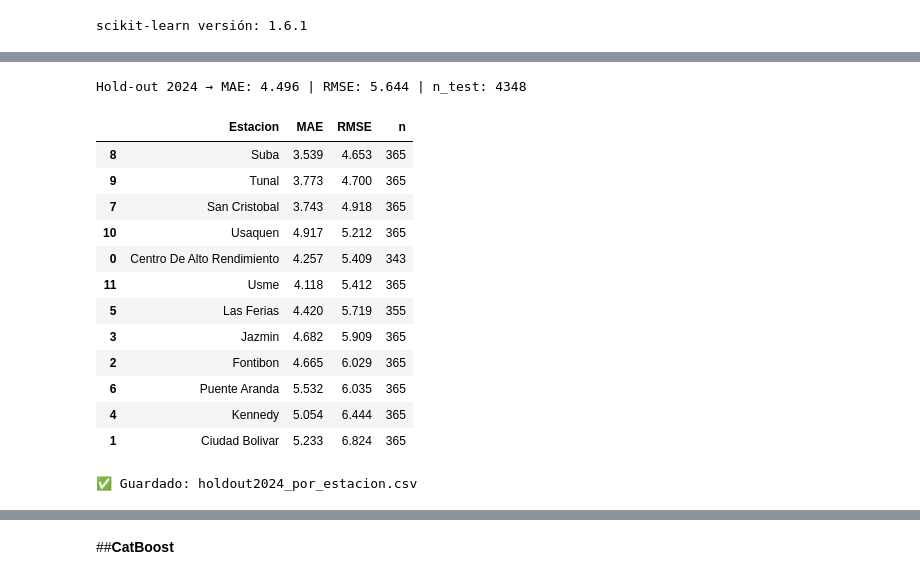
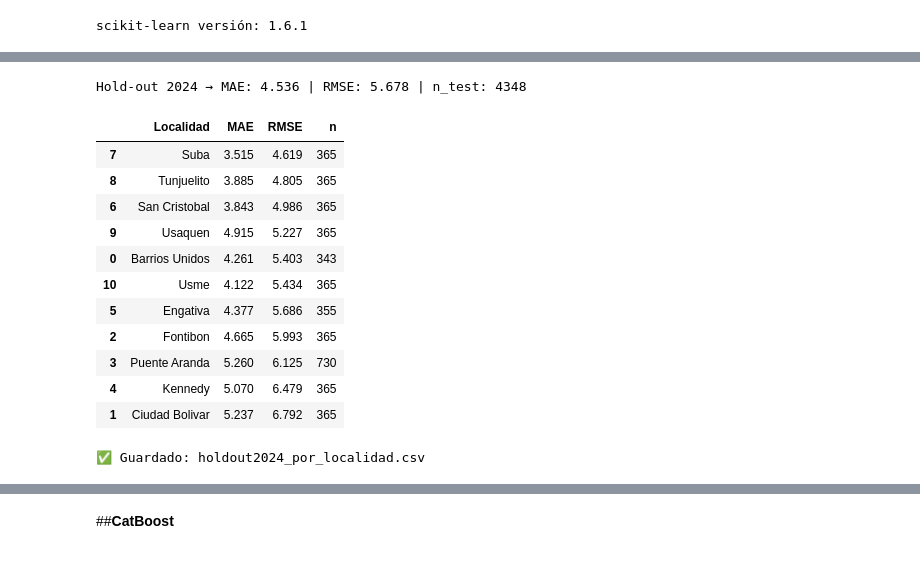
Before and after one commit to Sxmuu/TG-Samuel-P, a Jupyter notebook: Scripts/Python/Notebooks/ML/Modelos_ML.ipynb, the cells around one changed output, grey strips where cells are left out. Drawn from its saved outputs; the diff is of its cells as text; code cells hidden in the pictures.

```diff
--- a/Scripts/Python/Notebooks/ML/Modelos_ML.ipynb
+++ b/Scripts/Python/Notebooks/ML/Modelos_ML.ipynb
@@ -208,7 +210,7 @@ print(df[['Date','Estacion','Localidad']].head(3))
 2 2021-01-06  Centro De Alto Rendimiento  Barrios Unidos
 # %%
 # Columnas base (ajusta si cambiaste nombres)
-base_cols = ['Date','Estacion','Localidad','lat','lon','Altitud','PM25',
+base_cols = ['Date','Localidad','lat','lon','Altitud','PM25',
              'year','month','dayofyear','dow','is_weekend','sin_doy','cos_doy']
 
 # Lags/rollings ya construidos en Paso 1
@@ -218,7 +220,7 @@ met_vars = ['Temp','Hum','WindSpeed','Precip','Rad']
 met_lag_cols = [c for c in df.columns if any(c.startswith(v+'_lag') for v in met_vars)]
 
 # Sin copolutantes:
-feature_cols = ['Estacion','Localidad','lat','lon','Altitud',
+feature_cols = ['Localidad','lat','lon','Altitud',
                 'year','month','dayofyear','dow','is_weekend','sin_doy','cos_doy'] \
                + lag_cols + met_lag_cols
 
@@ -228,10 +230,10 @@ data = df.dropna(subset=feature_cols + ['PM25']).copy()
 X = data[feature_cols].copy()
 y = data['PM25'].values
 dates = data['Date'].copy()
-stations = data['Estacion'].copy()
+localities = data['Localidad'].copy()
 
 # Preprocesamiento: OHE para categóricas; numéricas 'passthrough'
-cat_features = ['Estacion','Localidad']
+cat_features = ['Localidad']
 num_features = [c for c in feature_cols if c not in cat_features]
 
 pre = ColumnTransformer([
@@ -399,40 +402,40 @@ print("✅ Guardados: cv_temporal_global.csv, cv_temporal_por_estacion.csv")
 # %%
 mask_train = dates.dt.year <= 2023
 mask_test  = dates.dt.year == 2024
 
 X_tr, y_tr = X[mask_train], y[mask_train]
 X_te, y_te = X[mask_test],  y[mask_test]
-st_te = stations[mask_test].values
+localities_te = localities[mask_test].values  # Cambiar 'stations' por 'localities'
 
 pipe.fit(X_tr, y_tr)
 pred_te = pipe.predict(X_te)
 
 mae_te = mean_absolute_error(y_te, pred_te)
-rmse_te = rmse_compat(y_te, pred_te) # <-- reemplaza la línea con squared=False
+rmse_te = rmse_compat(y_te, pred_te)  # Calculando RMSE sin squared=False
 print(f"Hold-out 2024 → MAE: {mae_te:.3f} | RMSE: {rmse_te:.3f} | n_test: {mask_test.sum()}")
 
-
-rep_te = eval_by_station(y_te, pred_te, st_te).round(3)
+# Evaluar por localidad en vez de estación
+rep_te = eval_by_locality(y_te, pred_te, localities_te).round(3)  # Usar eval_by_locality
 display(rep_te)
 
-rep_te.to_csv("holdout2024_por_estacion.csv", index=False)
-print("✅ Guardado: holdout2024_por_estacion.csv")
+# Guardar el resultado con nombre modificado
+rep_te.to_csv("holdout2024_por_localidad.csv", index=False)
+print("✅ Guardado: holdout2024_por_localidad.csv")
 # %% [output]
-Hold-out 2024 → MAE: 4.496 | RMSE: 5.644 | n_test: 4348
+Hold-out 2024 → MAE: 4.536 | RMSE: 5.678 | n_test: 4348
-|  | Estacion | MAE | RMSE | n |
-| 8 | Suba | 3.539 | 4.653 | 365 |
-| 9 | Tunal | 3.773 | 4.700 | 365 |
-| 7 | San Cristobal | 3.743 | 4.918 | 365 |
-| 10 | Usaquen | 4.917 | 5.212 | 365 |
-| 0 | Centro De Alto Rendimiento | 4.257 | 5.409 | 343 |
-| 11 | Usme | 4.118 | 5.412 | 365 |
-| 5 | Las Ferias | 4.420 | 5.719 | 355 |
-| 3 | Jazmin | 4.682 | 5.909 | 365 |
-| 2 | Fontibon | 4.665 | 6.029 | 365 |
-| 6 | Puente Aranda | 5.532 | 6.035 | 365 |
-| 4 | Kennedy | 5.054 | 6.444 | 365 |
-| 1 | Ciudad Bolivar | 5.233 | 6.824 | 365 |
+|  | Localidad | MAE | RMSE | n |
+| 7 | Suba | 3.515 | 4.619 | 365 |
+| 8 | Tunjuelito | 3.885 | 4.805 | 365 |
+| 6 | San Cristobal | 3.843 | 4.986 | 365 |
+| 9 | Usaquen | 4.915 | 5.227 | 365 |
+| 0 | Barrios Unidos | 4.261 | 5.403 | 343 |
+| 10 | Usme | 4.122 | 5.434 | 365 |
+| 5 | Engativa | 4.377 | 5.686 | 355 |
+| 2 | Fontibon | 4.665 | 5.993 | 365 |
+| 3 | Puente Aranda | 5.260 | 6.125 | 730 |
+| 4 | Kennedy | 5.070 | 6.479 | 365 |
+| 1 | Ciudad Bolivar | 5.237 | 6.792 | 365 |
-✅ Guardado: holdout2024_por_estacion.csv
+✅ Guardado: holdout2024_por_localidad.csv
 # %%
 # Repite el armado del fold 4 exactamente como en tu CV
 fold = folds[3]  # 4º fold (índice 3)
```
Also changed, not shown: parts of 10 cells of this notebook.
